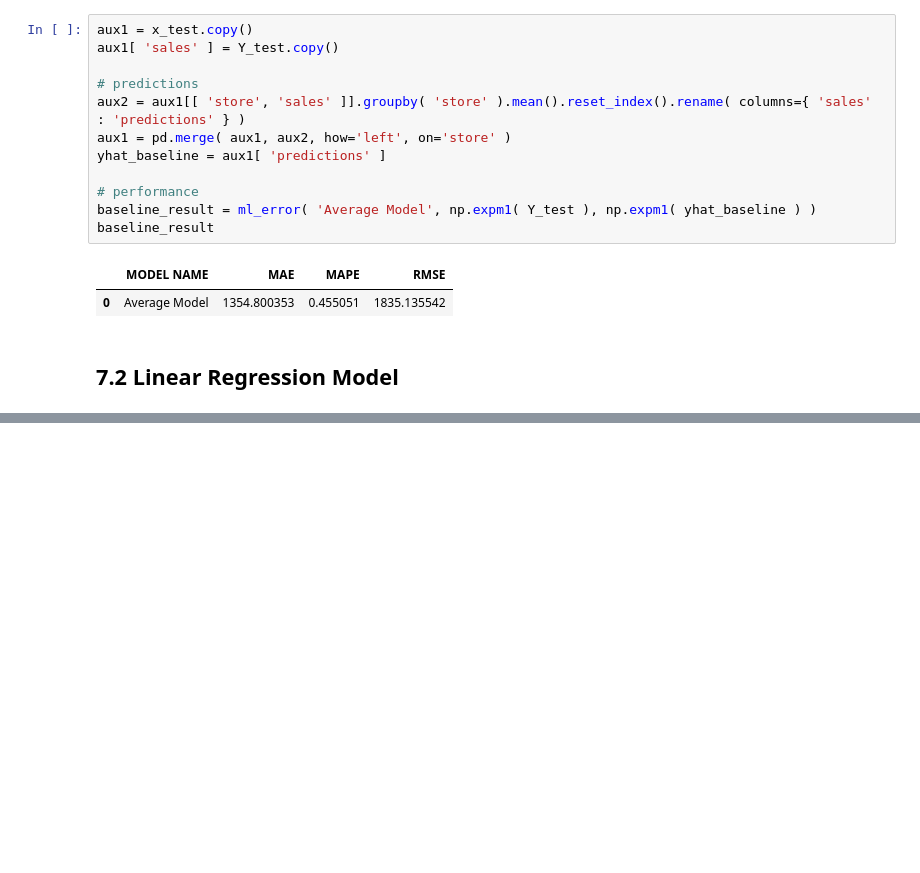
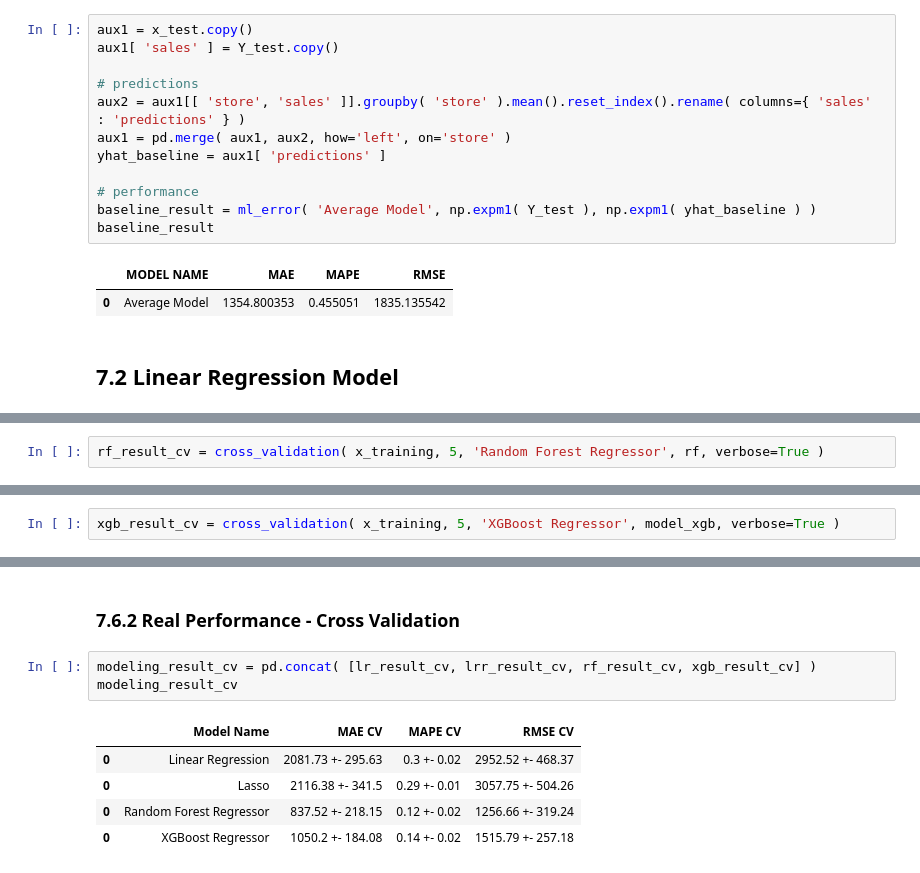
Before and after one commit to VinniciusPS/Rossmann-Sales-Prediction, a Jupyter notebook: m02_v01_store_sales_prediction.ipynb, the cells around one changed output, grey strips where cells are left out. Cells and saved outputs as stored; diff of their text form; blank space fills up the shorter version.

```diff
--- a/m02_v01_store_sales_prediction.ipynb
+++ b/m02_v01_store_sales_prediction.ipynb
@@ -1100,0 +1238,2 @@ baseline_result
+# %%
+rf_result_cv = cross_validation( x_training, 5, 'Random Forest Regressor', rf, verbose=True )
@@ -1100,0 +1264,2 @@ baseline_result
+# %%
+xgb_result_cv = cross_validation( x_training, 5, 'XGBoost Regressor', model_xgb, verbose=True )
@@ -1100,0 +1295,11 @@ baseline_result
+# %% [markdown]
+### 7.6.2 Real Performance - Cross Validation
+# %%
+modeling_result_cv = pd.concat( [lr_result_cv, lrr_result_cv, rf_result_cv, xgb_result_cv] )
+modeling_result_cv
+# %% [output]
+|  | Model Name | MAE CV | MAPE CV | RMSE CV |
+| 0 | Linear Regression | 2081.73 +- 295.63 | 0.3 +- 0.02 | 2952.52 +- 468.37 |
+| 0 | Lasso | 2116.38 +- 341.5 | 0.29 +- 0.01 | 3057.75 +- 504.26 |
+| 0 | Random Forest Regressor | 837.52 +- 218.15 | 0.12 +- 0.02 | 1256.66 +- 319.24 |
+| 0 | XGBoost Regressor | 1050.2 +- 184.08 | 0.14 +- 0.02 | 1515.79 +- 257.18 |
```
Also changed, not shown: parts of 33 cells of this notebook.
